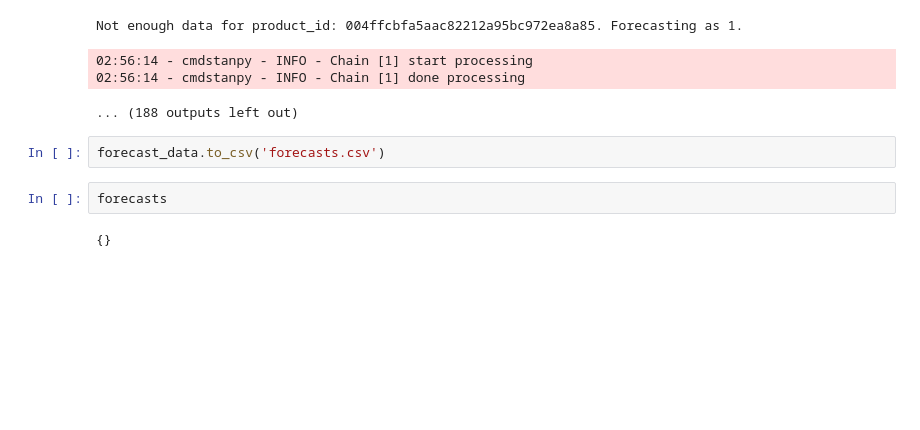
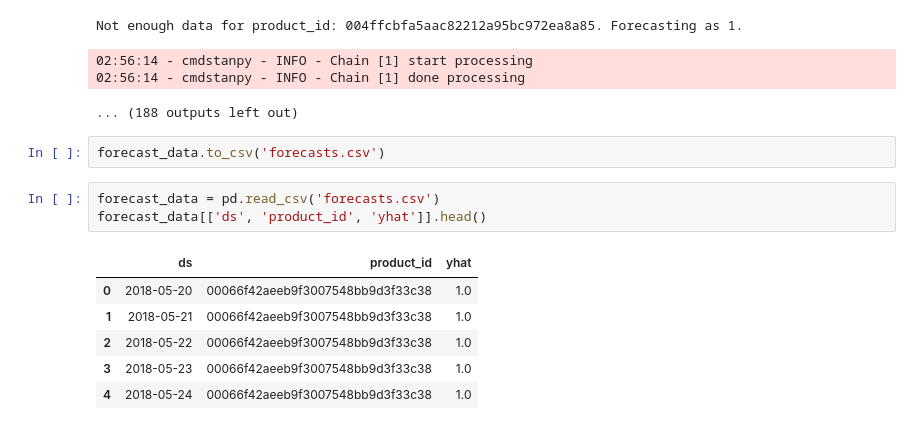
Before and after one commit to senolcemhan98/SMART-IT-Business, a Jupyter notebook: Task-1.ipynb, the cells around one changed output. Cells and saved outputs as stored; diff of their text form; blank space fills up the shorter version.

```diff
--- a/Task-1.ipynb
+++ b/Task-1.ipynb
@@ -368,7 +368,13 @@ Not enough data for product_id: 004ffcbfa5aac82212a95bc972ea8a85. Forecasting as
 ... (188 outputs left out)
 # %%
 forecast_data.to_csv('forecasts.csv')
-# %%
-forecasts
-# %% [output]
-{}
+# %%
+forecast_data = pd.read_csv('forecasts.csv')
+forecast_data[['ds', 'product_id', 'yhat']].head()
+# %% [output]
+|  | ds | product_id | yhat |
+| 0 | 2018-05-20 | 00066f42aeeb9f3007548bb9d3f33c38 | 1.0 |
+| 1 | 2018-05-21 | 00066f42aeeb9f3007548bb9d3f33c38 | 1.0 |
+| 2 | 2018-05-22 | 00066f42aeeb9f3007548bb9d3f33c38 | 1.0 |
+| 3 | 2018-05-23 | 00066f42aeeb9f3007548bb9d3f33c38 | 1.0 |
+| 4 | 2018-05-24 | 00066f42aeeb9f3007548bb9d3f33c38 | 1.0 |
```
